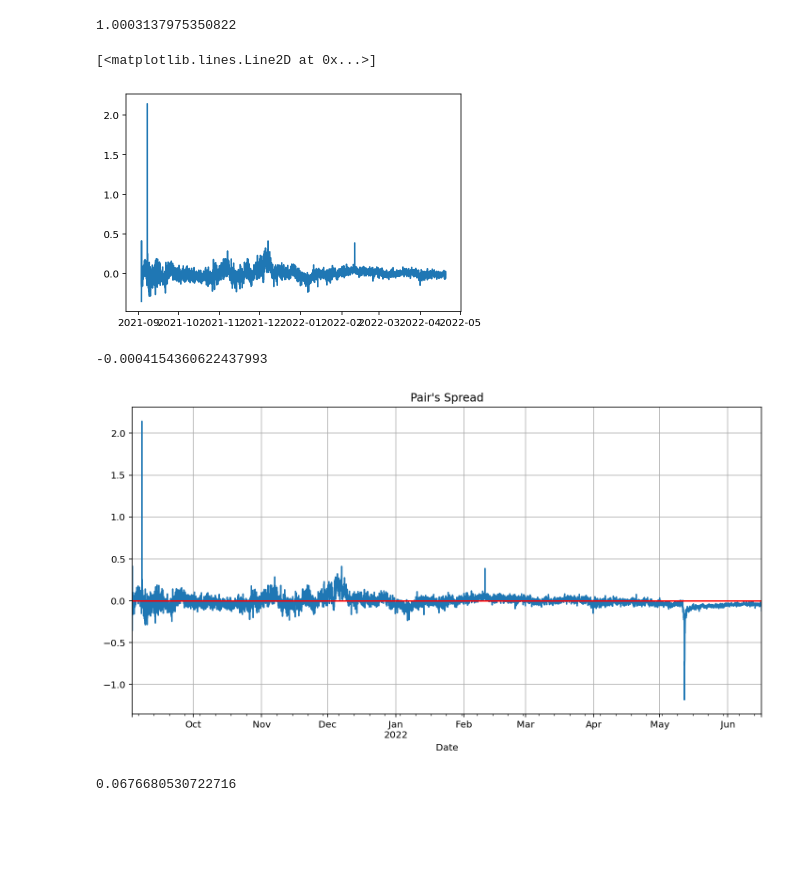
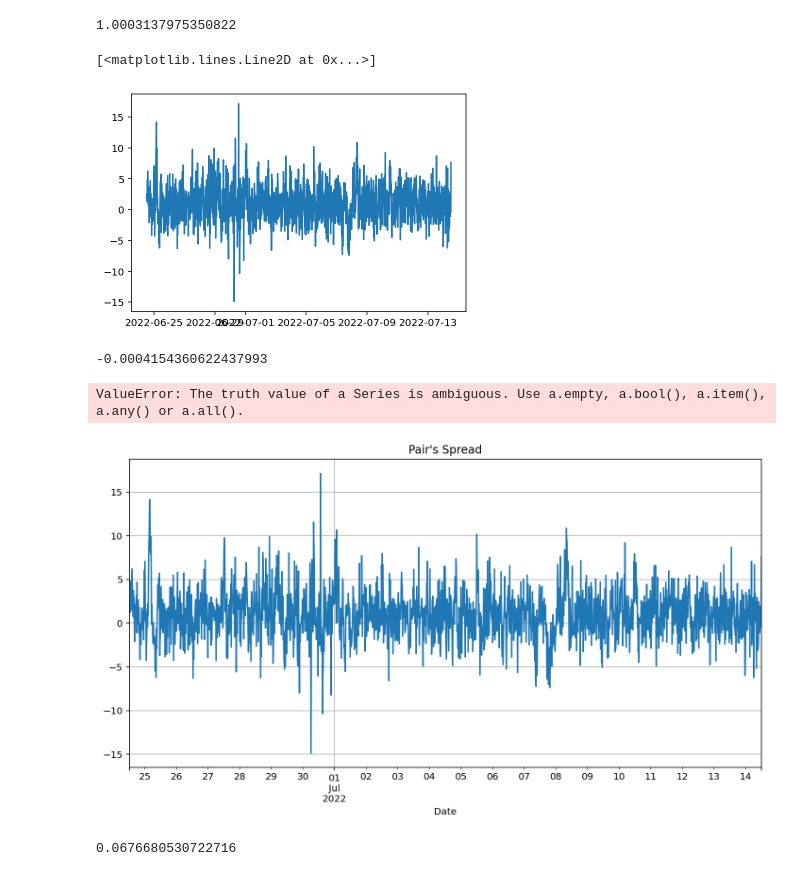
Before and after one commit to mscbr/algo_pairs, a Jupyter notebook: z_score_ver.ipynb, the cells around one changed output. Drawn from its saved outputs; the diff is of its cells as text; code cells hidden in the pictures; blank space fills up the shorter version.

```diff
--- a/z_score_ver.ipynb
+++ b/z_score_ver.ipynb
@@ -15,10 +15,10 @@ import os
 %config InlineBackend.figure_format = 'retina'
 # %%
 df_closings = pd.DataFrame()
-with os.scandir('raw_data/%s' % "Binance_Historical_1h_FUTURES_730_days_2022-06-16T08:05:42") as entries:
+with os.scandir('raw_data/%s' % "Binance_Historical_15m_FUTURES_20_days_2022-07-14T12:00:43") as entries:
     for idx, entry in enumerate(entries):
       instrument = "_".join(entry.name.split("_")[0:2])
-      df = pd.read_csv('raw_data/%s/%s' % ("Binance_Historical_1h_FUTURES_730_days_2022-06-16T08:05:42", entry.name), index_col="Date")
+      df = pd.read_csv('raw_data/%s/%s' % ("Binance_Historical_15m_FUTURES_20_days_2022-07-14T12:00:43", entry.name), index_col="Date")
       df = df[["Close"]].copy()
       df.columns = [instrument]
       df_closings = pd.concat([df_closings, df], axis=1)
@@ -64,21 +64,23 @@ df_top_pairs.head(15)
 # %%
 # final pair to test strategy
-instruments = ['SOLBUSD_FUTURES', 'SOLUSDT_FUTURES']
+instruments = ['BTCBUSD_FUTURES', 'BTCUSDT_FUTURES']
 # %%
 # check if more data can be loaded
-entries = ["SOLBUSD_FUTURES_1h.csv", "SOLUSDT_FUTURES_1h.csv"]
+entries = ["BTCBUSD_FUTURES_15m.csv", "BTCUSDT_FUTURES_15m.csv"]
 
 df_closings = pd.DataFrame()
 
 for idx, entry in enumerate(entries):
         # if entry.name.split("_")[0] in intersection:
       instrument = "_".join(entry.split("_")[0:2])
-      df = pd.read_csv('raw_data/%s/%s' % ("Binance_Historical_1h_FUTURES_730_days_2022-06-16T08:05:42", entry), index_col="Date", parse_dates=["Date"])
+      df = pd.read_csv('raw_data/%s/%s' % ("Binance_Historical_15m_FUTURES_20_days_2022-07-14T12:00:43", entry), index_col="Date", parse_dates=["Date"])
       df = df[["Close"]].copy()
       df.columns = [instrument]
+      df["%s_returns" % instrument] = np.log(df[instrument]/df[instrument].shift(1))
       df_closings = pd.concat([df_closings, df], axis=1)
 
 # cleaning DF
 df_closings.dropna(inplace=True)
-df_closings.shape
+tp_year = (df_closings.shape[0] / ((df_closings.index[-1] - df_closings.index[0]).days / 365.25))
+df_closings
 # %% [output]
@@ -85,0 +307,29 @@ df_closings.shape
+# %%
+tc = 0.0005
+# pnl.plot(figsize=(12, 8))
+# plt.show()
+df.loc[:, (inst1, inst2)].pct_change()
+np.log(df[[inst1, inst2]] / df[[inst1, inst2]].shift())
+df['%s_returns' % inst1] - df['%s_returns' % inst2]
+
+# both versions below concludes in the same result in the provided example
+# df['dailyret'] = (df['%s_returns' % inst1] - df['%s_returns' % inst2]) * -df['num_units'].shift(1) # is "-" here valid?
+df['dailyret'] = (df['%s_returns' % inst1]* -df['num_units'].shift(1)) + (df['%s_returns' % inst2]*df['num_units'].shift(1))
+df['gross'] = df['dailyret'].cumsum()
+
+df['trades'] = df.num_units.diff().fillna(0).abs()
+df['dailyret'] = df['dailyret'] - df['trades']*tc
+
+df['net'] = df['dailyret'].cumsum()
+
+
+df['net'].plot(figsize=(12, 8))
+df['gross'].plot(figsize=(12, 8))
+plt.legend()
+plt.show
+
+# df.head(60)
+# I should figure out the way to capture bigger profits in order to overcome trading costs (tc)
+# maybe pnl param would be good?
+
+# clean up and implement to part above & then implement in a class modules Backtester
@@ -102,22 +362,23 @@ hedge_ratio
 # %%
 spread = df_closings[instruments[0]] - hedge_ratio*df_closings[instruments[1]]
 # %%
-plt.plot(spread.iloc[train_set])
+plt.plot(df.spread)
 # %% [output]
 [<matplotlib.lines.Line2D at 0x...>]
-[figure, old version]
+[figure, new version]
 # %%
 spread_mean=np.mean(spread.iloc[train_set])
 spread_mean
 # %% [output]
 -0.0004154360622437993
 # %%
-spread.plot(figsize=(12, 6), title = "Pair's Spread")
+df.spread.plot(figsize=(12, 6), title = "Pair's Spread")
 plt.grid(True)
 plt.axhline(spread_mean, color='red')
 plt.show()
 # %% [output]
+ValueError: The truth value of a Series is ambiguous. Use a.empty, a.bool(), a.item(), a.any() or a.all().
-[figure, old version]
+[figure, new version]
 # %%
 spread_std=np.std(spread.iloc[train_set])
 spread_std
```
Also changed, not shown: parts of 12 cells of this notebook, 1 other file.
